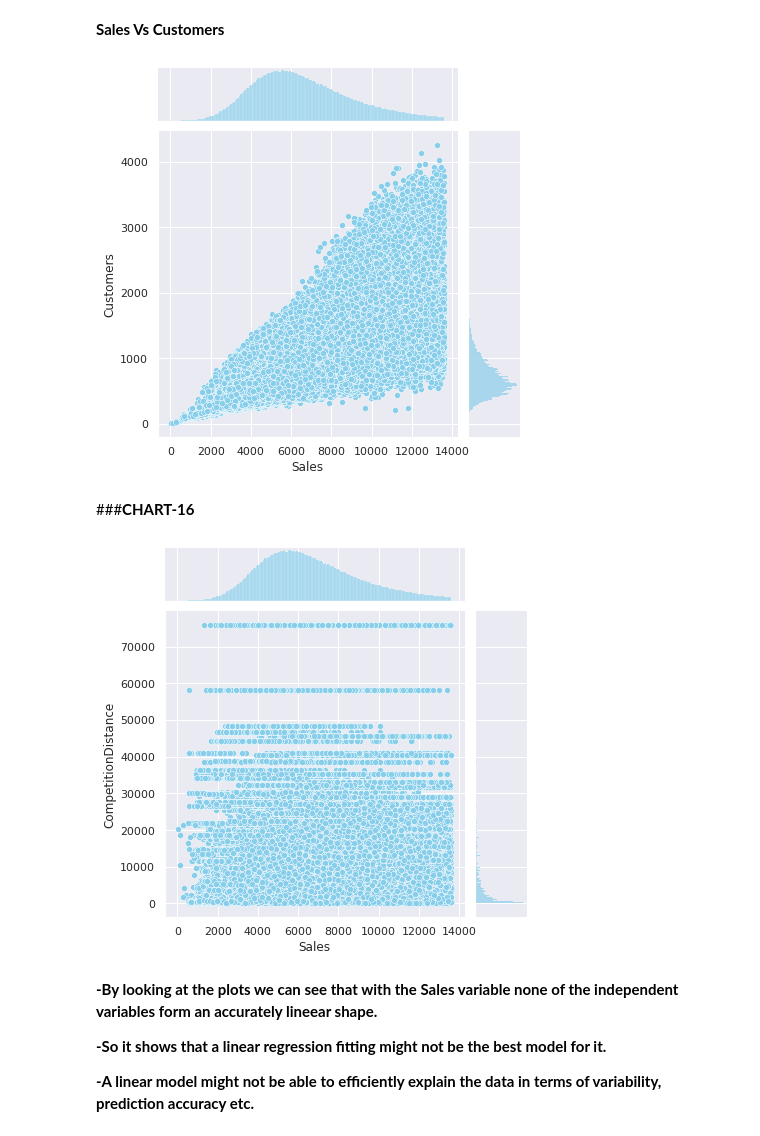
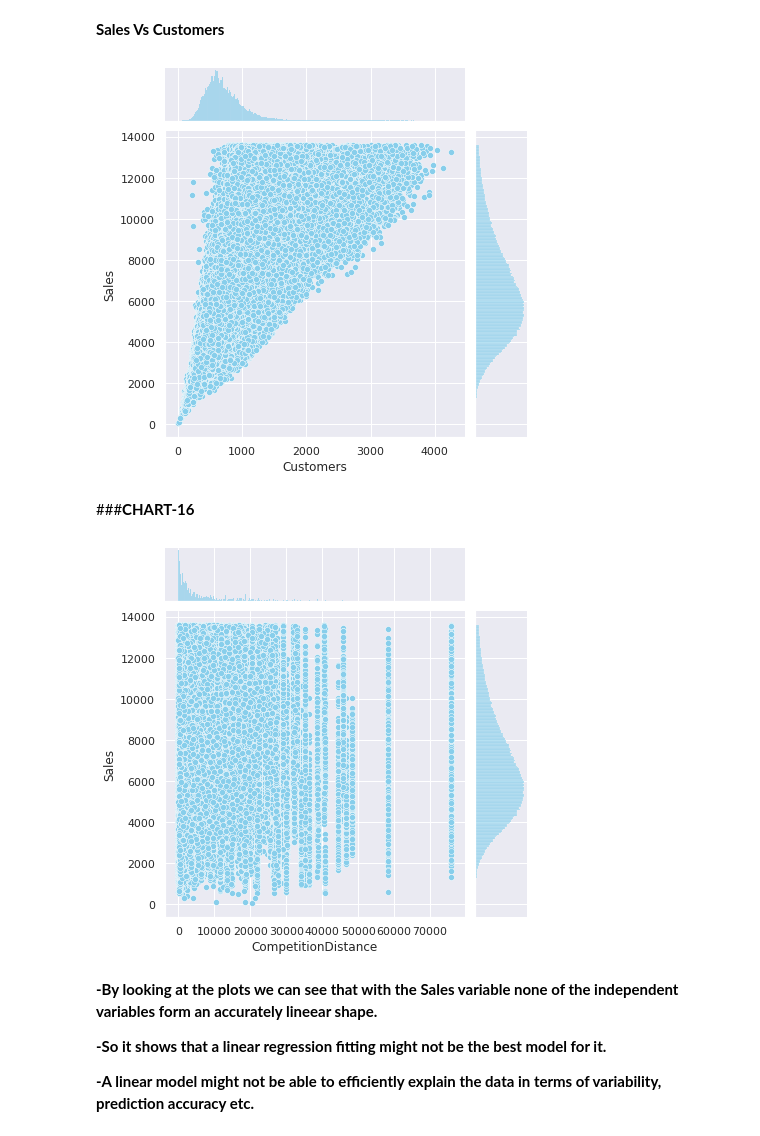
Before and after one commit to harshadsavle/rossmann-store-prediction, a Jupyter notebook: Rossmann_Sales_Prediction_Capstone_Project_2.ipynb, the cells around one changed output. Drawn from its saved outputs; the diff is of its cells as text; code cells hidden in the pictures.

```diff
--- a/Rossmann_Sales_Prediction_Capstone_Project_2.ipynb
+++ b/Rossmann_Sales_Prediction_Capstone_Project_2.ipynb
@@ -104,8 +104,8 @@ Mounted at /content/drive
 **-After mounting the google drive we are ready to load our dataset. We have two dataset.which is Rossmann Store data and Store data.In which we have diffrent store observations and its some information like sales store catagories etc.**
 # %%
 #loading our Two Datasets
-rossmann_df = ('/content/drive/MyDrive/capstone project 2/raw data files/Rossmann Stores Data.csv')
-store_df = ('/content/drive/MyDrive/capstone project 2/raw data files/store.csv')
+rossmann_df = ('/content/drive/MyDrive/capstone project 2/raw source data files/Rossmann Stores Data.csv')
+store_df = ('/content/drive/MyDrive/capstone project 2/raw source data files/store.csv')
 # %%
 import warnings
 warnings.filterwarnings("ignore")
@@ -851,18 +851,18 @@ plt.show()
 **Sales Vs Customers**
 # %%
 #join plot for Sales Vs Customers
-sns.jointplot(x='Sales',y ='Customers', data =merged_df,color='skyblue')
+sns.jointplot(x='Customers',y ='Sales', data =merged_df,color='skyblue')
 plt.show()
 # %% [output]
-[figure, old version]
+[figure, new version]
 # %% [markdown]
 ###**CHART-16**
 # %%
 #joinplot for sales vs CompetitionDistance
-sns.jointplot(x='Sales',y ='CompetitionDistance', data =merged_df,color='skyblue')
+sns.jointplot(x='CompetitionDistance',y ='Sales', data =merged_df,color='skyblue')
 plt.show()
 # %% [output]
-[figure, old version]
+[figure, new version]
 # %% [markdown]
 
 **-By looking at the plots we can see that with the Sales variable none of the independent variables form an accurately lineear shape.**
```
Also changed, not shown: parts of 4 cells of this notebook.
